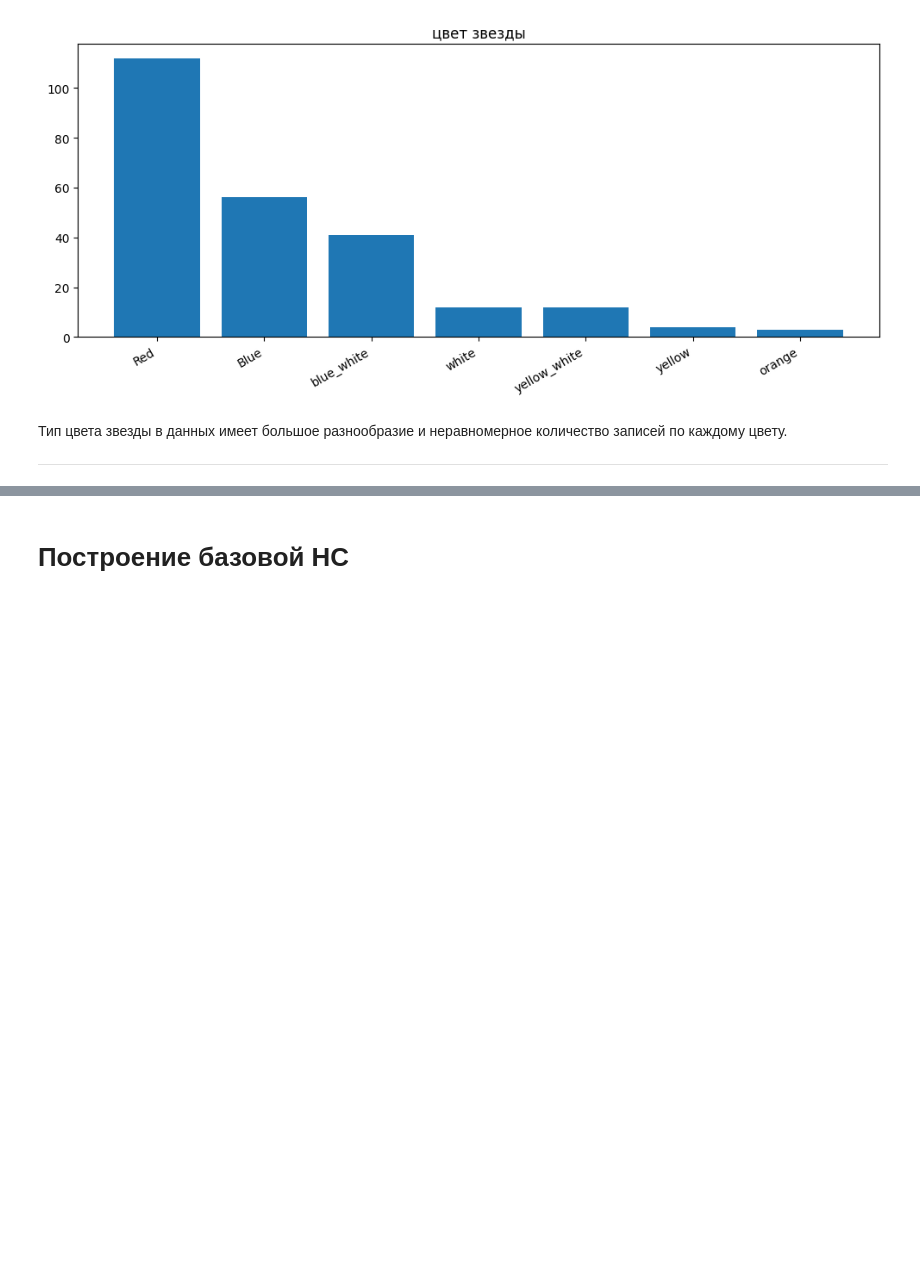
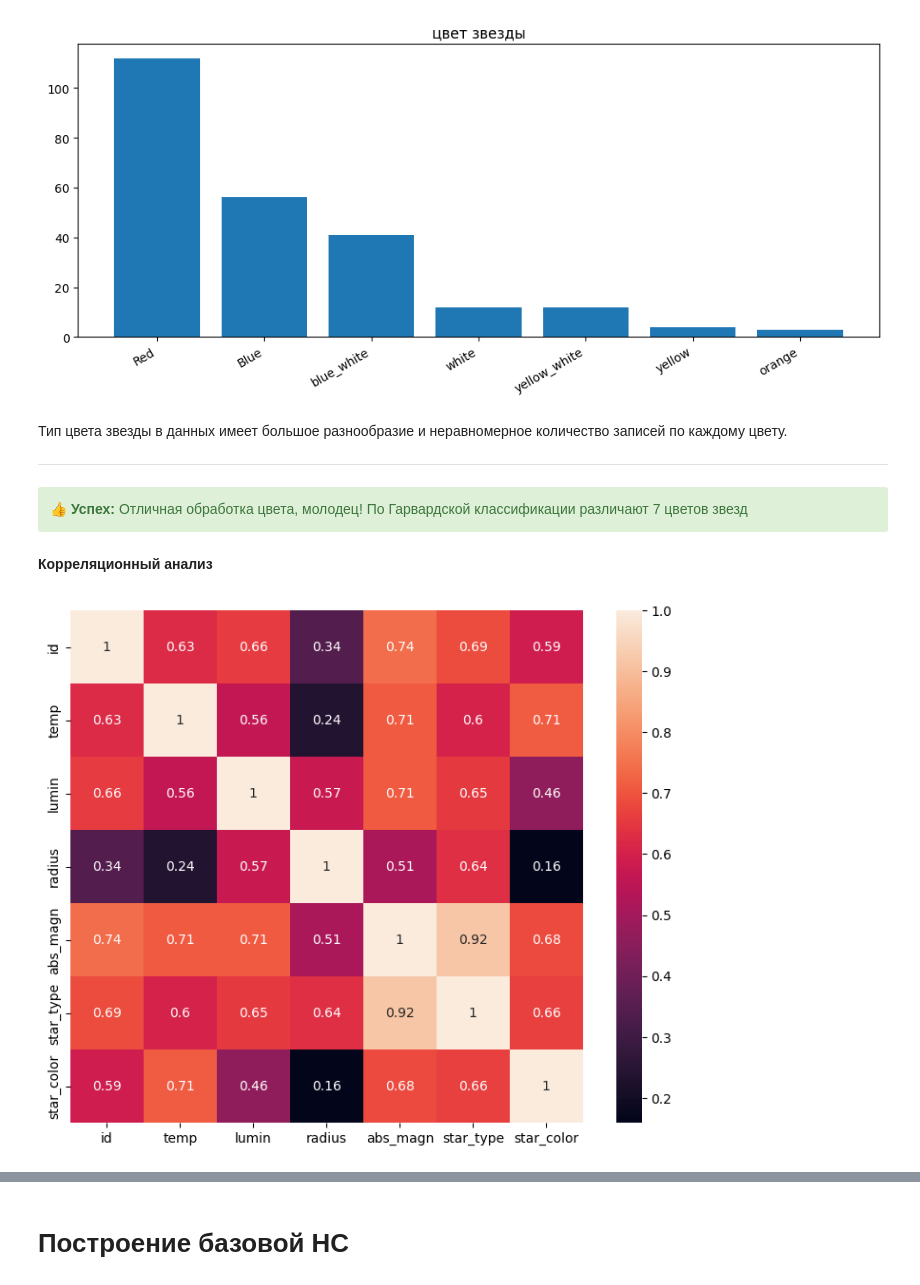
Before and after one commit to Yar-13/Predicting-the-temperature-of-a-star, a Jupyter notebook: Project_15_v1.0.ipynb, the cells around one changed output, grey strips where cells are left out. Saved outputs shown, nothing was run; the diff lists cells and outputs as text; code cells hidden in the pictures; blank space fills up the shorter version.

```diff
--- a/Project_15_v1.0.ipynb
+++ b/Project_15_v1.0.ipynb
@@ -325,6 +327,23 @@ plt.show()
 Тип цвета звезды в данных имеет большое разнообразие и неравномерное количество записей по каждому цвету.
 
 ---
+# %% [markdown]
+<div class="alert alert-success">
+<b>👍 Успех:</b> Отличная обработка цвета, молодец! По Гарвардской классификации различают 7 цветов звезд
+</div>
+# %% [markdown]
+**Корреляционный анализ**
+# %%
+_ = data.phik_matrix(interval_cols=['id', 'temp', 'lumin', 'radius', 'abs_magn'])
+
+fig, ax = plt.subplots(figsize=(9, 7))
+
+sns.heatmap(_, annot=True, ax=ax, square=True)
+
+clear_output()
+plt.show()
+# %% [output]
+[figure, added]
 # %% [markdown]
 **Промежуточный вывод:**
 
```
Also changed, not shown: parts of 16 cells of this notebook.
